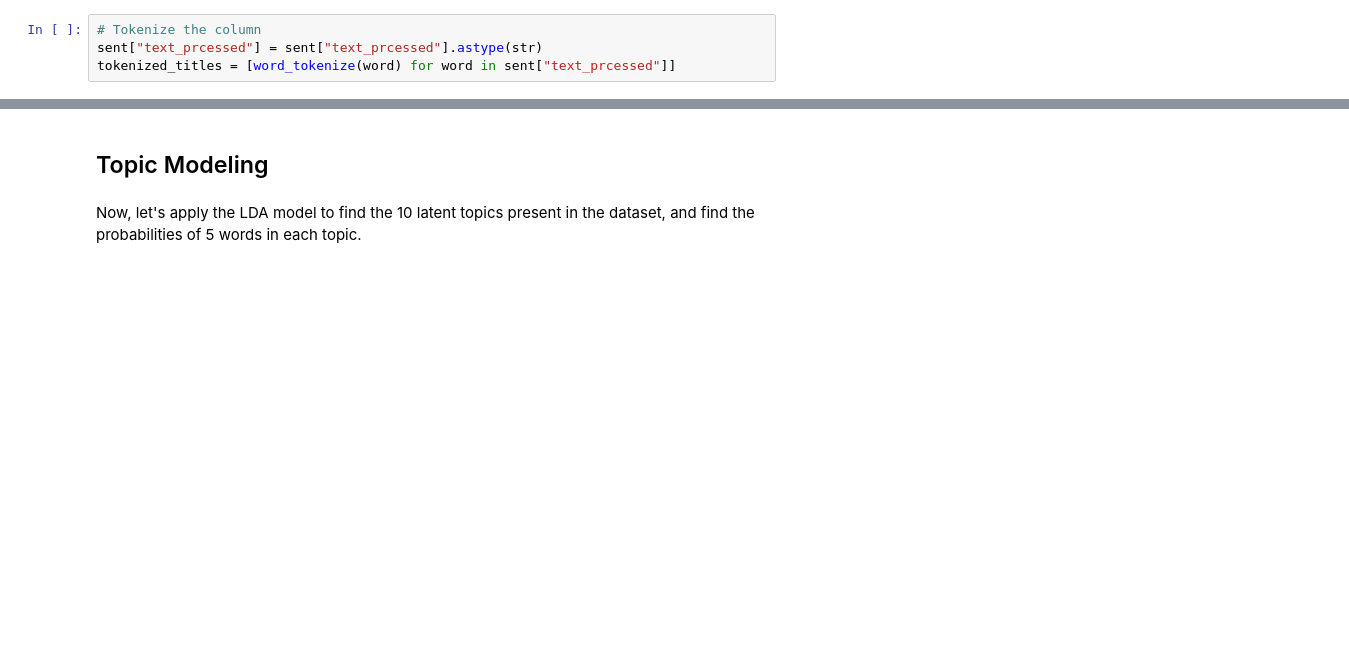
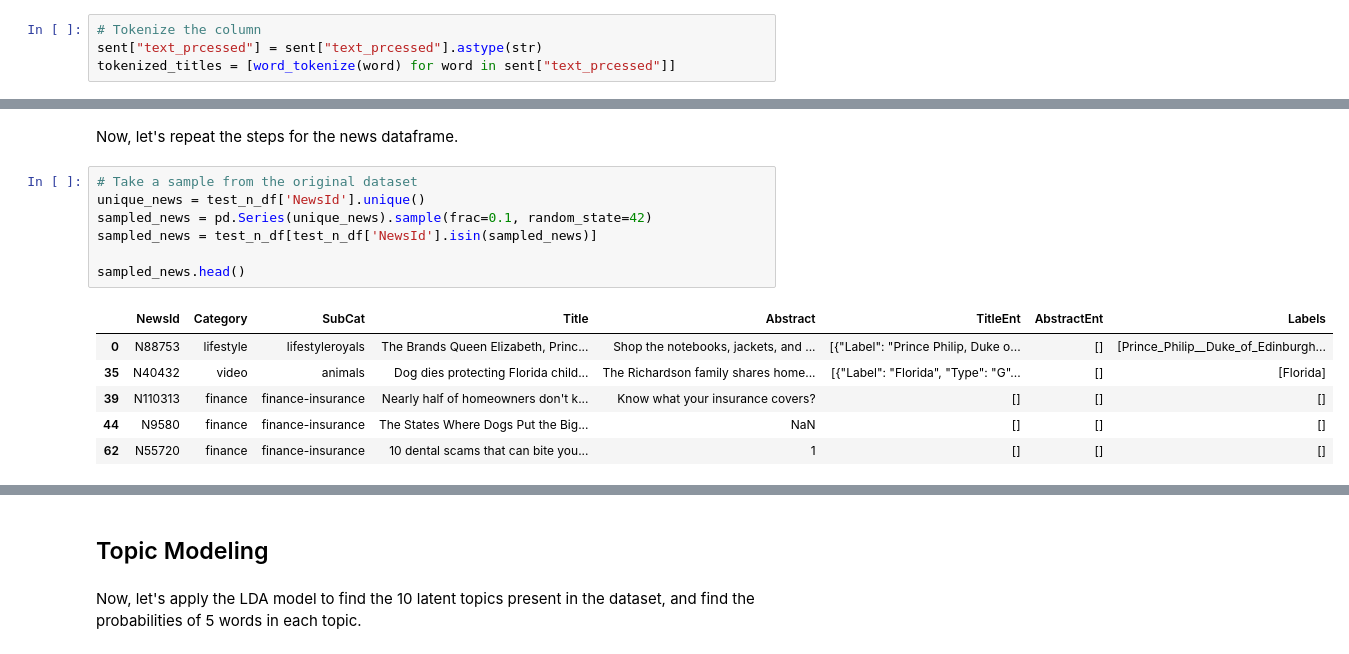
Before and after one commit to anniechiennn/nlp-news-recommendation, a Jupyter notebook: Group5_NLP_News_Recommendation.ipynb, the cells around one changed output, grey strips where cells are left out. Drawn from its saved outputs; the diff is of its cells as text; blank space fills up the shorter version.

```diff
--- a/Group5_NLP_News_Recommendation.ipynb
+++ b/Group5_NLP_News_Recommendation.ipynb
@@ -1037,3 +1037,19 @@ sent.head()
 | 232147 | N68153 | news | newspolitics | Are Democrats Willing to Pay More... | Senator Elizabeth Warren has surg... | [{"Label": "Single-payer healthca... | [{"Label": "Single-payer healthca... | [Single-payer_healthcare, Democra... | 406202 | U158749 | ... |
 | 23759 | N24115 | lifestyle | shop-holidays | 100+ Funny White Elephant Gifts T... | The pressure is on! | [{"Label": "Christmas and holiday... | [] | [Christmas_and_holiday_season, Wh... | 1258045 | U483927 | ... |
 | 376817 | N96437 | foodanddrink | foodnews | Rachael Ray finally opens restaur... | Rachael Ray is the anomaly among ... | [] | [] | [] | 563166 | U111650 | ... |
+# %% [markdown]
+Now, let's repeat the steps for the news dataframe.
+# %%
+# Take a sample from the original dataset
+unique_news = test_n_df['NewsId'].unique()
+sampled_news = pd.Series(unique_news).sample(frac=0.1, random_state=42)
+sampled_news = test_n_df[test_n_df['NewsId'].isin(sampled_news)]
+
+sampled_news.head()
+# %% [output]
+|  | NewsId | Category | SubCat | Title | Abstract | TitleEnt | AbstractEnt | Labels |
+| 0 | N88753 | lifestyle | lifestyleroyals | The Brands Queen Elizabeth, Princ... | Shop the notebooks, jackets, and ... | [{"Label": "Prince Philip, Duke o... | [] | [Prince_Philip__Duke_of_Edinburgh... |
+| 35 | N40432 | video | animals | Dog dies protecting Florida child... | The Richardson family shares home... | [{"Label": "Florida", "Type": "G"... | [] | [Florida] |
+| 39 | N110313 | finance | finance-insurance | Nearly half of homeowners don't k... | Know what your insurance covers? | [] | [] | [] |
+| 44 | N9580 | finance | finance-insurance | The States Where Dogs Put the Big... | NaN | [] | [] | [] |
+| 62 | N55720 | finance | finance-insurance | 10 dental scams that can bite you... | 1 | [] | [] | [] |
```
Also changed, not shown: parts of 17 cells of this notebook.
